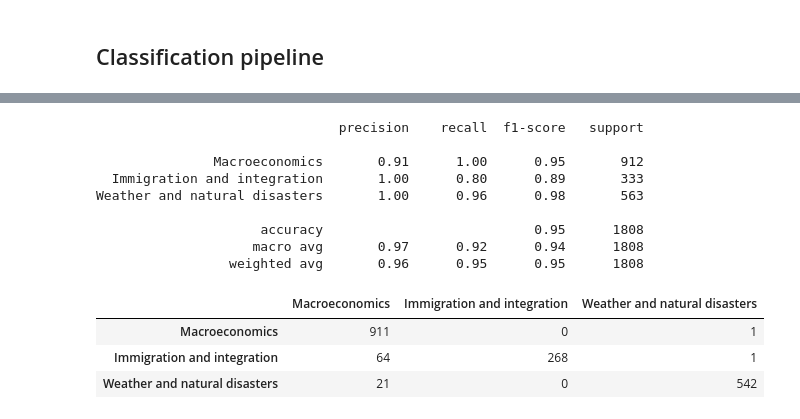
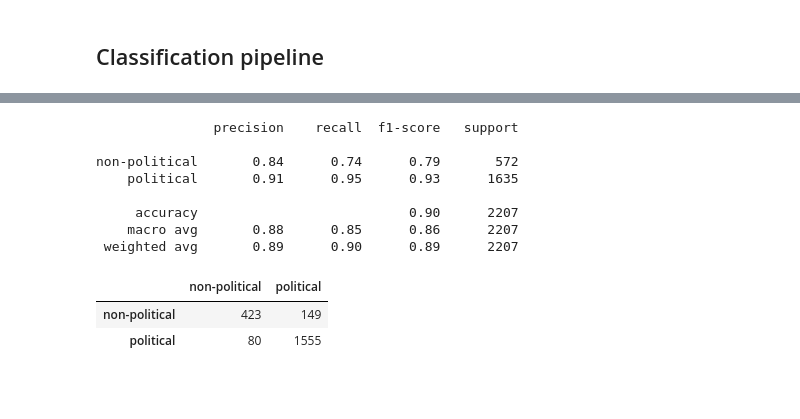
Before and after one commit to Filter-Bubble/topics, a Jupyter notebook: notebooks/Coding-classification.ipynb, the cells around one changed output, grey strips where cells are left out. Cells and saved outputs as stored; diff of their text form; code cells hidden in the pictures; blank space fills up the shorter version.

Commit message:
Notebooks for preprocessing and training classifier

```diff
--- a/notebooks/Coding-classification.ipynb
+++ b/notebooks/Coding-classification.ipynb
@@ -218,0 +194,6 @@ clf = MultinomialNB().fit(X_train_tf, y_train)
+# %%
+data_test = data[data['sample']=='test']
+# %%
+# Train on complete train data set
+clf = gs_clf.best_estimator_
+clf.fit(data_train['text_prep'], data_train['topic_binary'])
@@ -219,23 +218,20 @@ clf = MultinomialNB().fit(X_train_tf, y_train)
 # %%
-predicted = clf.predict(X_test_tf)
+predicted = clf.predict(data_test['text_prep'])
-# %%
-from sklearn import metrics
-target_names = [topic_names[i] for i in sorted(topic_sub)]
-print(metrics.classification_report(y_test, predicted, target_names=target_names))
-# %% [output]
-                               precision    recall  f1-score   support
-
-               Macroeconomics       0.91      1.00      0.95       912
-  Immigration and integration       1.00      0.80      0.89       333
-Weather and natural disasters       1.00      0.96      0.98       563
-
-                     accuracy                           0.95      1808
-                    macro avg       0.97      0.92      0.94      1808
-                 weighted avg       0.96      0.95      0.95      1808
+# %%
+print(metrics.classification_report(data_test['topic_binary'], predicted, target_names=target_names))
+# %% [output]
+               precision    recall  f1-score   support
+
+non-political       0.84      0.74      0.79       572
+    political       0.91      0.95      0.93      1635
+
+     accuracy                           0.90      2207
+    macro avg       0.88      0.85      0.86      2207
+ weighted avg       0.89      0.90      0.89      2207
 # %%
-pd.DataFrame(metrics.confusion_matrix(y_test, predicted), index=target_names, columns=target_names)
+pd.DataFrame(metrics.confusion_matrix(data_test['topic_binary'], predicted),
+             index=target_names, columns=target_names)
 # %% [output]
-|  | Macroeconomics | Immigration and integration | Weather and natural disasters |
-| Macroeconomics | 911 | 0 | 1 |
-| Immigration and integration | 64 | 268 | 1 |
-| Weather and natural disasters | 21 | 0 | 542 |
+|  | non-political | political |
+| non-political | 423 | 149 |
+| political | 80 | 1555 |
```
Also changed, not shown: parts of 43 cells of this notebook, 1 other file.
